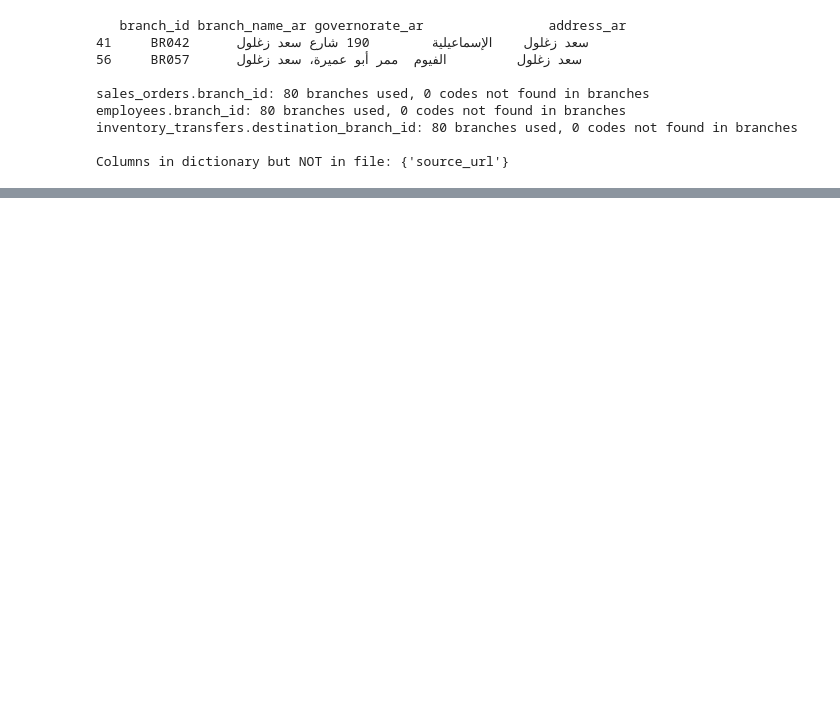
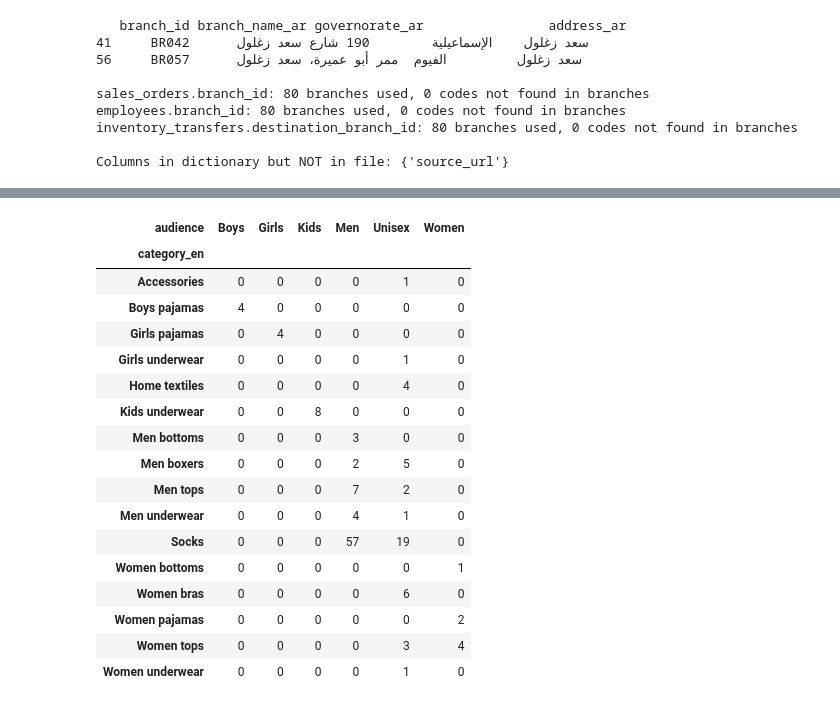
Before and after one commit to ibrahemshahd385-prog/HVIA-TASK3, a Jupyter notebook: notebooks/01_data_understanding.ipynb, the cells around one changed output, grey strips where cells are left out. Drawn from its saved outputs; the diff is of its cells as text; code cells hidden in the pictures; blank space fills up the shorter version.

```diff
--- a/notebooks/01_data_understanding.ipynb
+++ b/notebooks/01_data_understanding.ipynb
@@ -130,0 +349,4 @@ Columns in dictionary but NOT in file: {'source_url'}
+# %%
+p = tables["products_catalog"]
+print(p.shape)
+p.head()
@@ -130,0 +386,22 @@ Columns in dictionary but NOT in file: {'source_url'}
+# %%
+# who is each category for? (look at Women bras -> Unisex)
+pd.crosstab(p.category_en, p.audience)
+# %% [output]
+| audience | Boys | Girls | Kids | Men | Unisex | Women |
+| category_en |  |  |  |  |  |  |
+| Accessories | 0 | 0 | 0 | 0 | 1 | 0 |
+| Boys pajamas | 4 | 0 | 0 | 0 | 0 | 0 |
+| Girls pajamas | 0 | 4 | 0 | 0 | 0 | 0 |
+| Girls underwear | 0 | 0 | 0 | 0 | 1 | 0 |
+| Home textiles | 0 | 0 | 0 | 0 | 4 | 0 |
+| Kids underwear | 0 | 0 | 8 | 0 | 0 | 0 |
+| Men bottoms | 0 | 0 | 0 | 3 | 0 | 0 |
+| Men boxers | 0 | 0 | 0 | 2 | 5 | 0 |
+| Men tops | 0 | 0 | 0 | 7 | 2 | 0 |
+| Men underwear | 0 | 0 | 0 | 4 | 1 | 0 |
+| Socks | 0 | 0 | 0 | 57 | 19 | 0 |
+| Women bottoms | 0 | 0 | 0 | 0 | 0 | 1 |
+| Women bras | 0 | 0 | 0 | 0 | 6 | 0 |
+| Women pajamas | 0 | 0 | 0 | 0 | 0 | 2 |
+| Women tops | 0 | 0 | 0 | 0 | 3 | 4 |
+| Women underwear | 0 | 0 | 0 | 0 | 1 | 0 |
```
Also changed, not shown: parts of 29 cells of this notebook.
